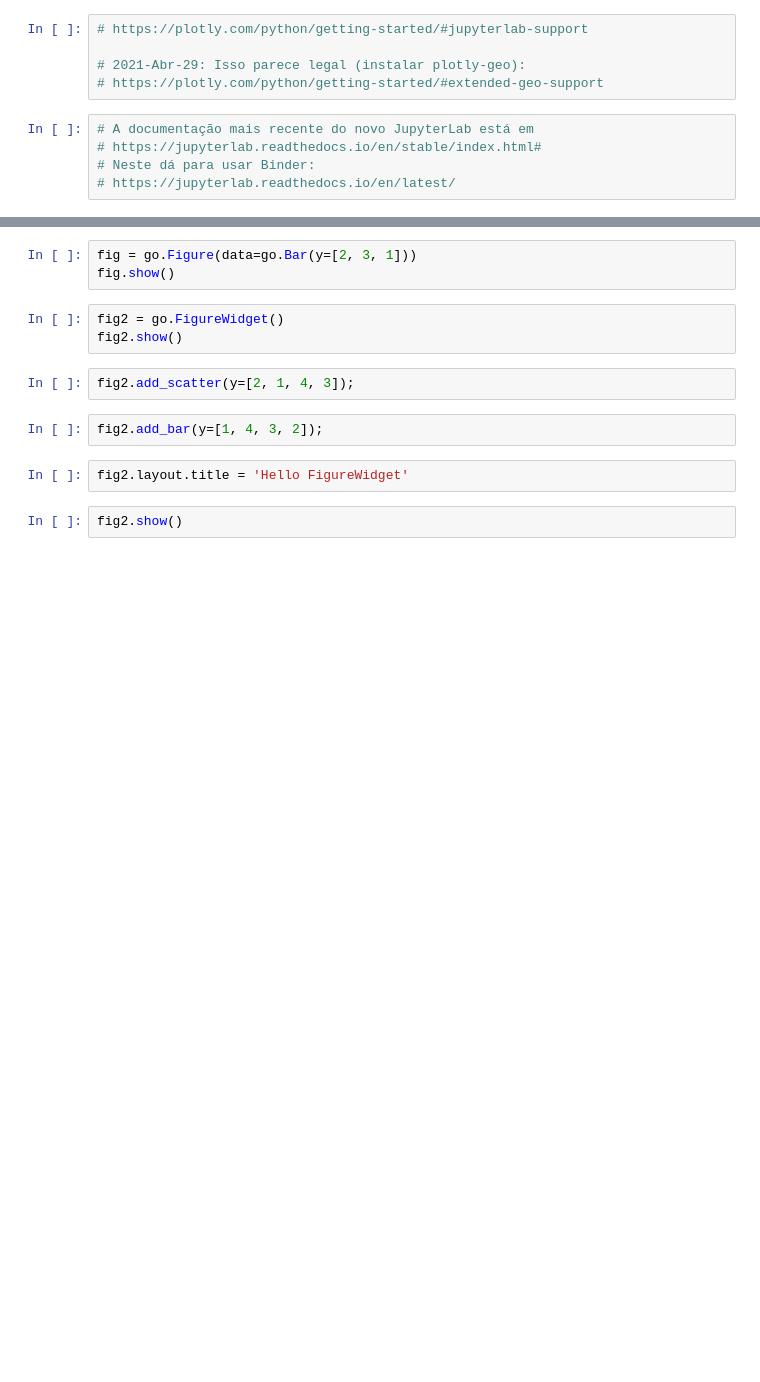
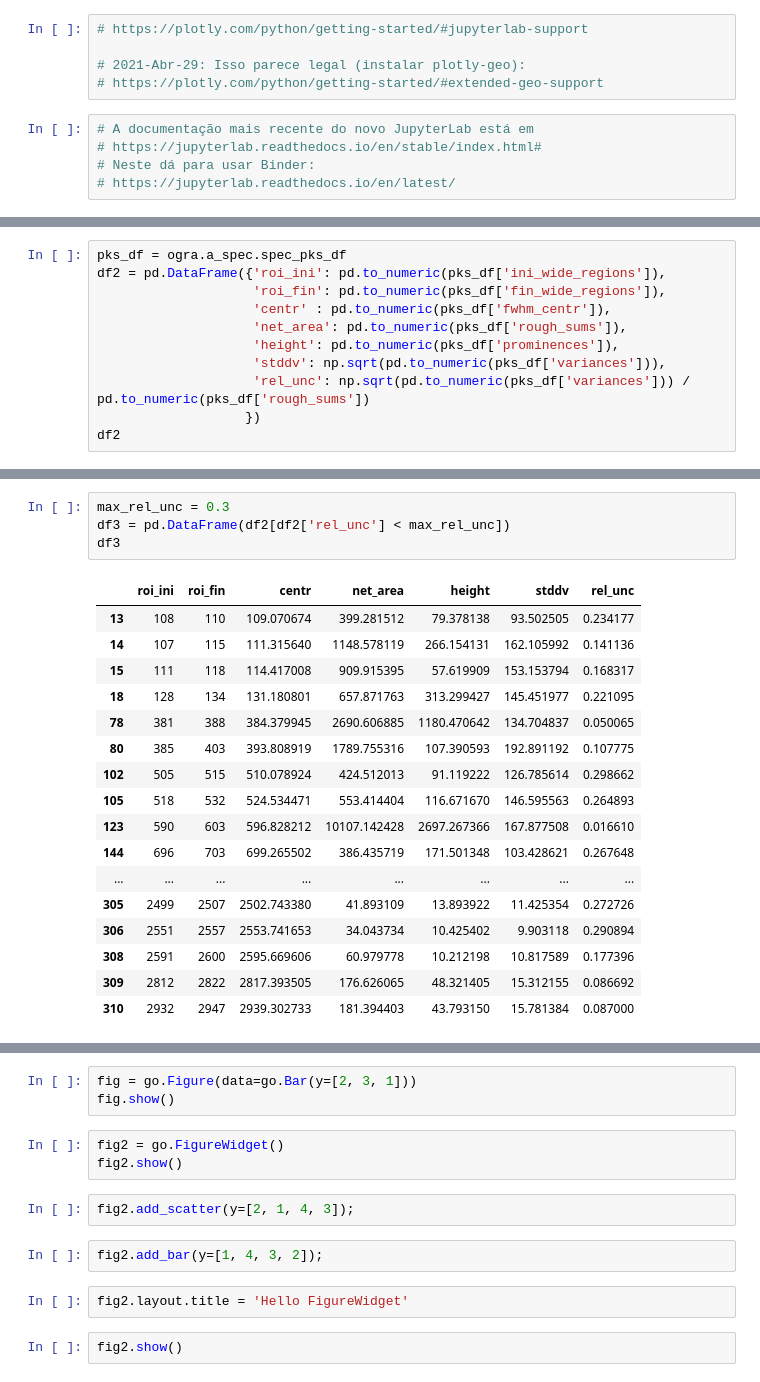
Before and after one commit to terrabela/OGRaySpY, a Jupyter notebook: src/plotly_in_jupyterlab.ipynb, the cells around one changed output, grey strips where cells are left out. Drawn from its saved outputs; the diff is of its cells as text; blank space fills up the shorter version.

```diff
--- a/src/plotly_in_jupyterlab.ipynb
+++ b/src/plotly_in_jupyterlab.ipynb
@@ -18,0 +162,11 @@ from ipywidgets import widgets
+# %%
+pks_df = ogra.a_spec.spec_pks_df
+df2 = pd.DataFrame({'roi_ini': pd.to_numeric(pks_df['ini_wide_regions']),
+                    'roi_fin': pd.to_numeric(pks_df['fin_wide_regions']),
+                    'centr' : pd.to_numeric(pks_df['fwhm_centr']),
+                    'net_area': pd.to_numeric(pks_df['rough_sums']),
+                    'height': pd.to_numeric(pks_df['prominences']),
+                    'stddv': np.sqrt(pd.to_numeric(pks_df['variances'])),
+                    'rel_unc': np.sqrt(pd.to_numeric(pks_df['variances'])) / pd.to_numeric(pks_df['rough_sums'])
+                   })
+df2
@@ -18,0 +187,22 @@ from ipywidgets import widgets
+# %%
+max_rel_unc = 0.3
+df3 = pd.DataFrame(df2[df2['rel_unc'] < max_rel_unc])
+df3
+# %% [output]
+|  | roi_ini | roi_fin | centr | net_area | height | stddv | rel_unc |
+| 13 | 108 | 110 | 109.070674 | 399.281512 | 79.378138 | 93.502505 | 0.234177 |
+| 14 | 107 | 115 | 111.315640 | 1148.578119 | 266.154131 | 162.105992 | 0.141136 |
+| 15 | 111 | 118 | 114.417008 | 909.915395 | 57.619909 | 153.153794 | 0.168317 |
+| 18 | 128 | 134 | 131.180801 | 657.871763 | 313.299427 | 145.451977 | 0.221095 |
+| 78 | 381 | 388 | 384.379945 | 2690.606885 | 1180.470642 | 134.704837 | 0.050065 |
+| 80 | 385 | 403 | 393.808919 | 1789.755316 | 107.390593 | 192.891192 | 0.107775 |
+| 102 | 505 | 515 | 510.078924 | 424.512013 | 91.119222 | 126.785614 | 0.298662 |
+| 105 | 518 | 532 | 524.534471 | 553.414404 | 116.671670 | 146.595563 | 0.264893 |
+| 123 | 590 | 603 | 596.828212 | 10107.142428 | 2697.267366 | 167.877508 | 0.016610 |
+| 144 | 696 | 703 | 699.265502 | 386.435719 | 171.501348 | 103.428621 | 0.267648 |
+| ... | ... | ... | ... | ... | ... | ... | ... |
+| 305 | 2499 | 2507 | 2502.743380 | 41.893109 | 13.893922 | 11.425354 | 0.272726 |
+| 306 | 2551 | 2557 | 2553.741653 | 34.043734 | 10.425402 | 9.903118 | 0.290894 |
+| 308 | 2591 | 2600 | 2595.669606 | 60.979778 | 10.212198 | 10.817589 | 0.177396 |
+| 309 | 2812 | 2822 | 2817.393505 | 176.626065 | 48.321405 | 15.312155 | 0.086692 |
+| 310 | 2932 | 2947 | 2939.302733 | 181.394403 | 43.793150 | 15.781384 | 0.087000 |
```
Also changed, not shown: parts of 22 cells of this notebook.
